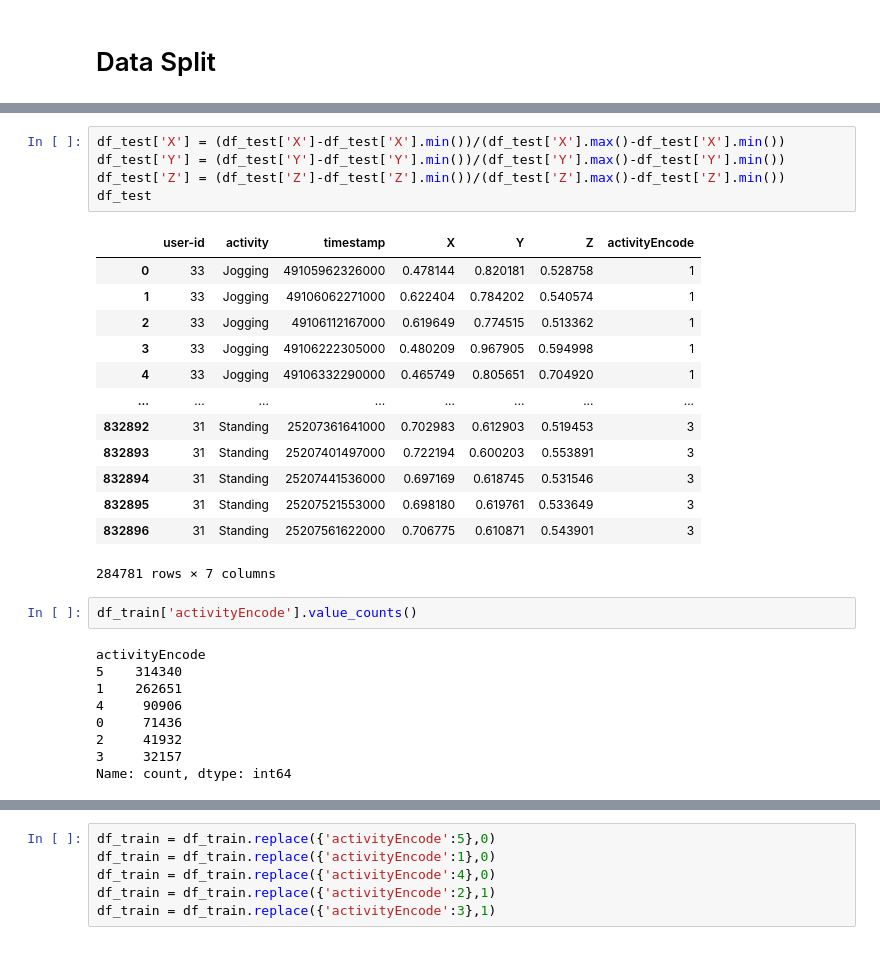
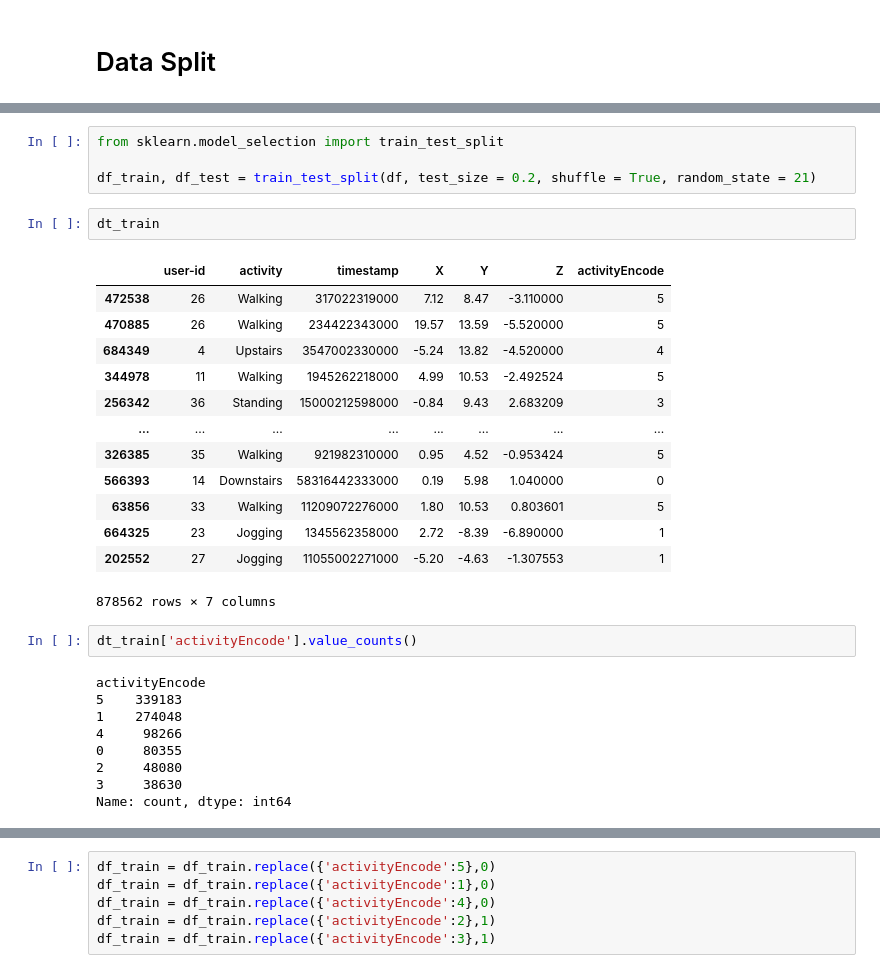
Before and after one commit to MyungKyuYi/HAR, a Jupyter notebook: WISDM_2LEVEL_balanced_1027.ipynb, the cells around one changed output, grey strips where cells are left out. Saved outputs shown, nothing was run; the diff lists cells and outputs as text.

```diff
--- a/WISDM_2LEVEL_balanced_1027.ipynb
+++ b/WISDM_2LEVEL_balanced_1027.ipynb
@@ -193,32 +172,33 @@ df_train
-# %%
-df_test['X'] = (df_test['X']-df_test['X'].min())/(df_test['X'].max()-df_test['X'].min())
-df_test['Y'] = (df_test['Y']-df_test['Y'].min())/(df_test['Y'].max()-df_test['Y'].min())
-df_test['Z'] = (df_test['Z']-df_test['Z'].min())/(df_test['Z'].max()-df_test['Z'].min())
-df_test
-# %% [output]
-|  | user-id | activity | timestamp | X | Y | Z | activityEncode |
-| 0 | 33 | Jogging | 49105962326000 | 0.478144 | 0.820181 | 0.528758 | 1 |
-| 1 | 33 | Jogging | 49106062271000 | 0.622404 | 0.784202 | 0.540574 | 1 |
-| 2 | 33 | Jogging | 49106112167000 | 0.619649 | 0.774515 | 0.513362 | 1 |
-| 3 | 33 | Jogging | 49106222305000 | 0.480209 | 0.967905 | 0.594998 | 1 |
-| 4 | 33 | Jogging | 49106332290000 | 0.465749 | 0.805651 | 0.704920 | 1 |
-| ... | ... | ... | ... | ... | ... | ... | ... |
-| 832892 | 31 | Standing | 25207361641000 | 0.702983 | 0.612903 | 0.519453 | 3 |
-| 832893 | 31 | Standing | 25207401497000 | 0.722194 | 0.600203 | 0.553891 | 3 |
-| 832894 | 31 | Standing | 25207441536000 | 0.697169 | 0.618745 | 0.531546 | 3 |
-| 832895 | 31 | Standing | 25207521553000 | 0.698180 | 0.619761 | 0.533649 | 3 |
-| 832896 | 31 | Standing | 25207561622000 | 0.706775 | 0.610871 | 0.543901 | 3 |
-284781 rows × 7 columns
+# %%
+from sklearn.model_selection import train_test_split
+
+df_train, df_test = train_test_split(df, test_size = 0.2, shuffle = True, random_state = 21)
+# %%
+dt_train
+# %% [output]
+|  | user-id | activity | timestamp | X | Y | Z | activityEncode |
+| 472538 | 26 | Walking | 317022319000 | 7.12 | 8.47 | -3.110000 | 5 |
+| 470885 | 26 | Walking | 234422343000 | 19.57 | 13.59 | -5.520000 | 5 |
+| 684349 | 4 | Upstairs | 3547002330000 | -5.24 | 13.82 | -4.520000 | 4 |
+| 344978 | 11 | Walking | 1945262218000 | 4.99 | 10.53 | -2.492524 | 5 |
+| 256342 | 36 | Standing | 15000212598000 | -0.84 | 9.43 | 2.683209 | 3 |
+| ... | ... | ... | ... | ... | ... | ... | ... |
+| 326385 | 35 | Walking | 921982310000 | 0.95 | 4.52 | -0.953424 | 5 |
+| 566393 | 14 | Downstairs | 58316442333000 | 0.19 | 5.98 | 1.040000 | 0 |
+| 63856 | 33 | Walking | 11209072276000 | 1.80 | 10.53 | 0.803601 | 5 |
+| 664325 | 23 | Jogging | 1345562358000 | 2.72 | -8.39 | -6.890000 | 1 |
+| 202552 | 27 | Jogging | 11055002271000 | -5.20 | -4.63 | -1.307553 | 1 |
+878562 rows × 7 columns
 # %%
-df_train['activityEncode'].value_counts()
+dt_train['activityEncode'].value_counts()
 # %% [output]
 activityEncode
-5    314340
-1    262651
-4     90906
-0     71436
-2     41932
-3     32157
+5    339183
+1    274048
+4     98266
+0     80355
+2     48080
+3     38630
 Name: count, dtype: int64
 # %%
 df_test['activityEncode'].value_counts()
```
Also changed, not shown: parts of 30 cells of this notebook.
